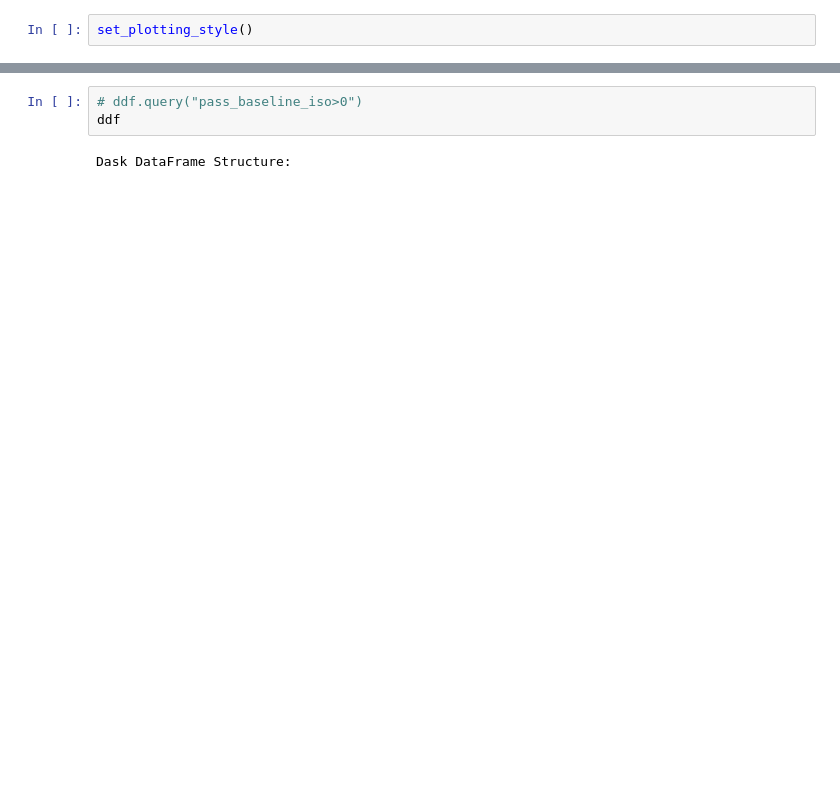
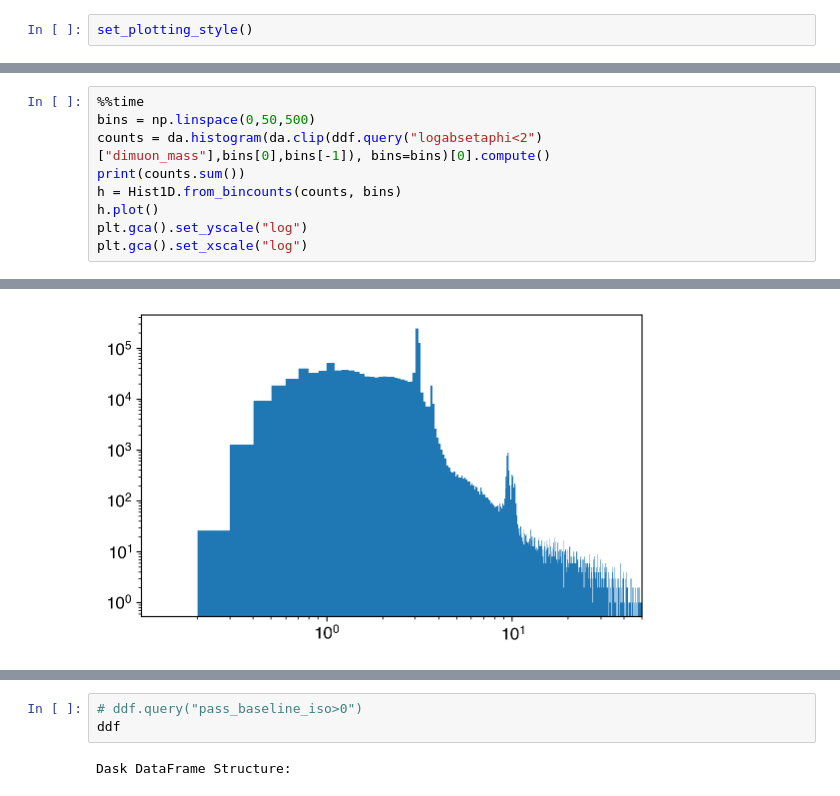
Before and after one commit to leonardogiannini/scouting, a Jupyter notebook: analysis/plotwithdask.ipynb, the cells around one changed output, grey strips where cells are left out. Drawn from its saved outputs; the diff is of its cells as text; blank space fills up the shorter version.

```diff
--- a/analysis/plotwithdask.ipynb
+++ b/analysis/plotwithdask.ipynb
@@ -73,0 +94,10 @@ Wall time: 1.09 s
+# %%
+%%time
+bins = np.linspace(0,50,500)
+counts = da.histogram(da.clip(ddf.query("logabsetaphi<2")["dimuon_mass"],bins[0],bins[-1]), bins=bins)[0].compute()
+print(counts.sum())
+h = Hist1D.from_bincounts(counts, bins)
+h.plot()
+plt.gca().set_yscale("log")
+plt.gca().set_xscale("log")
+# %% [output]
@@ -73,0 +107 @@ Wall time: 1.09 s
+[figure, added]
```
Also changed, not shown: parts of 18 cells of this notebook, 31 other files.
